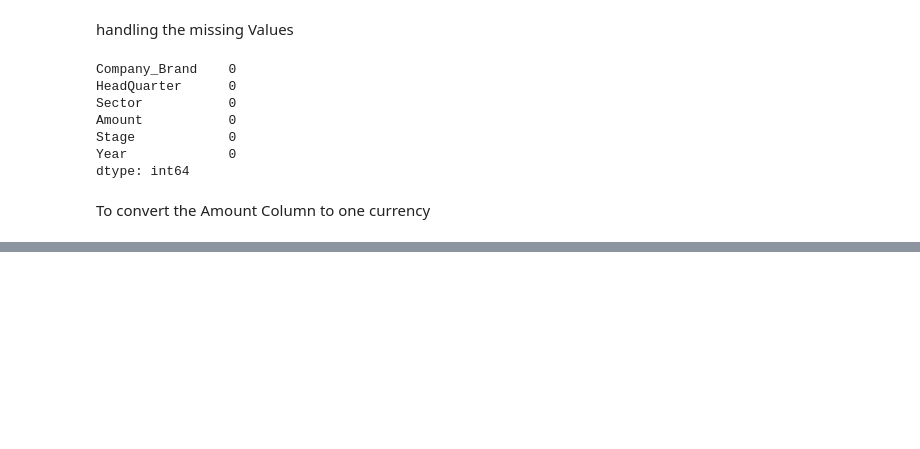
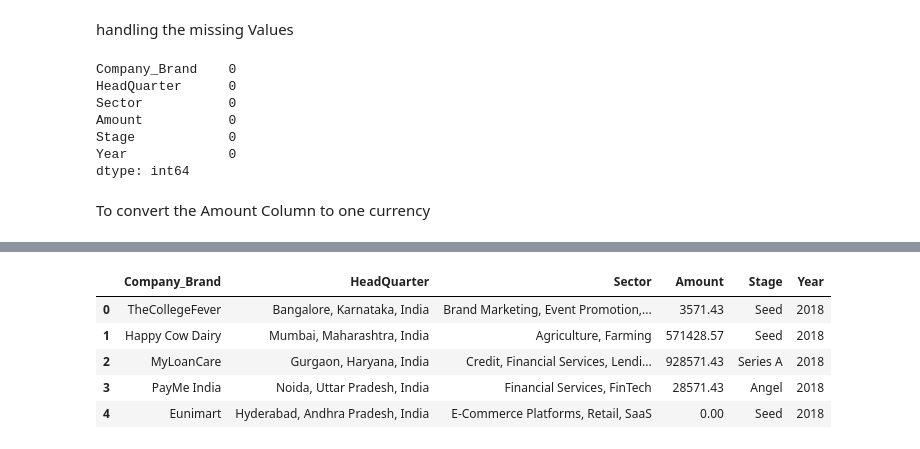
Before and after one commit to DelphinKdl/-Data-analysis-project-Data-Driven-Insights-for-Indian-Startup-Growth, a Jupyter notebook: notebook.ipynb, the cells around one changed output, grey strips where cells are left out. Drawn from its saved outputs; the diff is of its cells as text; code cells hidden in the pictures; blank space fills up the shorter version.

```diff
--- a/notebook.ipynb
+++ b/notebook.ipynb
@@ -389,17 +425,16 @@ To convert the Amount Column to one currency
 # %%
 # A function to convert amount to $
+def convert_to_usd(amount):
+    exchange_rate = 70  # Exchange rate: 1 USD = 70 INR
 
-def currencyConvertion(row):
-    # 1 USD = 70 INR
+    # Check if the amount is numeric
+    if str(amount).replace(',', '').replace('.', '').isdigit():
+        return round(float(amount), 2)
+    elif '₹' in str(amount):  # Check if the amount is in INR
+        inr_amount = float(str(amount).replace('₹', '').replace(',', ''))  # Remove currency symbol and commas
+        round(inr_amount / exchange_rate, 2)
+    else:
+        return round(float(str(amount).replace('$', '').replace(',', '')), 2)
 
-    # Check if the Amount starts with '₹' row by row
-    if str(row['Amount']).startswith('₹'):
-        return float(str(row['Amount']).replace('₹', '').replace(',', '')) / 70
-    # Check if the Amount starts with '$'
-    elif str(row['Amount']).startswith('$'):
-        return float(str(row['Amount']).replace('$', '').replace(',', ''))
-
-    else:
-        return float(str(row['Amount']).replace(',', '')) / 70
-# Apply the function
-combinedData['Amount'] = combinedData.apply(currencyConvertion, axis=1)
+# Apply the conversion function to the 'Amount' column
+combinedData['Amount'] = combinedData['Amount'].apply(convert_to_usd)
@@ -425,0 +441,9 @@ array(['250000', '₹40,000,000', '₹65,000,000', '2000000', '—', '1600000',
+# %%
+combinedData.head()
+# %% [output]
+|  | Company_Brand | HeadQuarter | Sector | Amount | Stage | Year |
+| 0 | TheCollegeFever | Bangalore, Karnataka, India | Brand Marketing, Event Promotion,... | 3571.43 | Seed | 2018 |
+| 1 | Happy Cow Dairy | Mumbai, Maharashtra, India | Agriculture, Farming | 571428.57 | Seed | 2018 |
+| 2 | MyLoanCare | Gurgaon, Haryana, India | Credit, Financial Services, Lendi... | 928571.43 | Series A | 2018 |
+| 3 | PayMe India | Noida, Uttar Pradesh, India | Financial Services, FinTech | 28571.43 | Angel | 2018 |
+| 4 | Eunimart | Hyderabad, Andhra Pradesh, India | E-Commerce Platforms, Retail, SaaS | 0.00 | Seed | 2018 |
```
Also changed, not shown: parts of 8 cells of this notebook.
